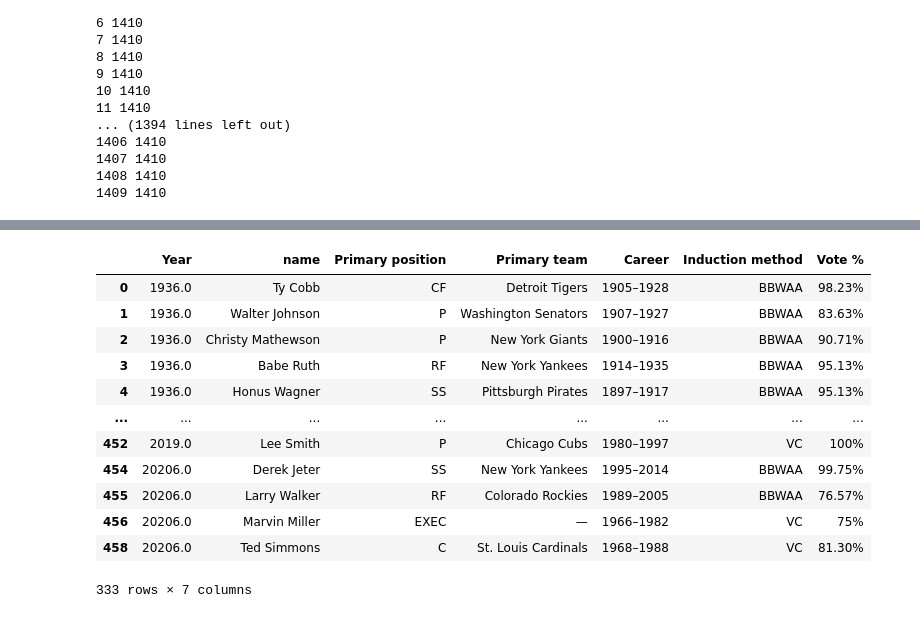
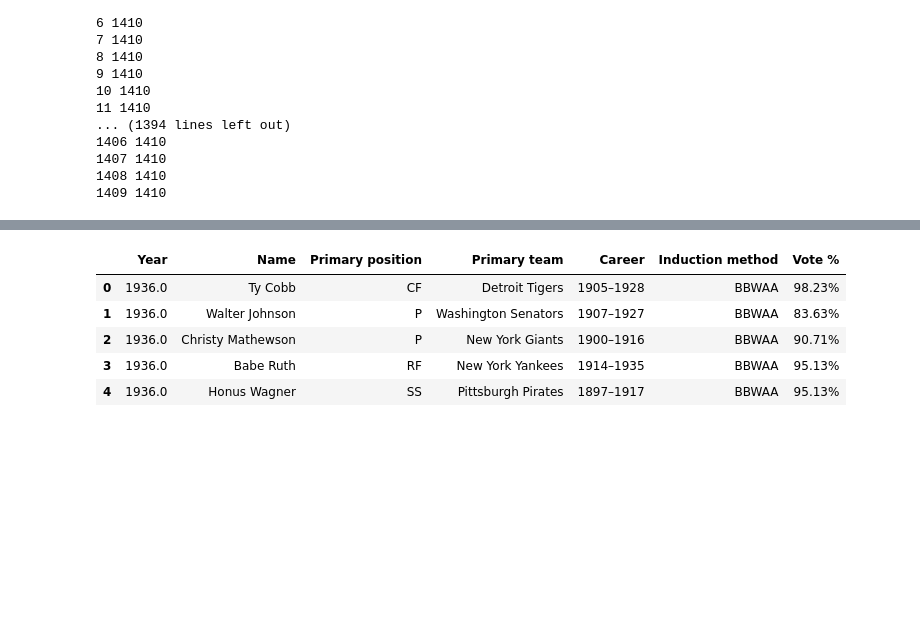
Before and after one commit to rteves0914/sportsReference_ML, a Jupyter notebook: main.ipynb, the cells around one changed output, grey strips where cells are left out. Saved outputs shown, nothing was run; the diff lists cells and outputs as text; code cells hidden in the pictures; blank space fills up the shorter version.

```diff
--- a/main.ipynb
+++ b/main.ipynb
@@ -126,19 +81,12 @@ no_duplicates_df
 # %%
 # read in the hall of fame csv
 hall_of_fame_df = pd.read_csv('Resources/Hall_of_Fame_List.csv')
-hall_of_fame_df
+hall_of_fame_df.head()
 # %% [output]
-|  | Year | name | Primary position | Primary team | Career | Induction method | Vote % |
+|  | Year | Name | Primary position | Primary team | Career | Induction method | Vote % |
 | 0 | 1936.0 | Ty Cobb | CF | Detroit Tigers | 1905–1928 | BBWAA | 98.23% |
 | 1 | 1936.0 | Walter Johnson | P | Washington Senators | 1907–1927 | BBWAA | 83.63% |
 | 2 | 1936.0 | Christy Mathewson | P | New York Giants | 1900–1916 | BBWAA | 90.71% |
 | 3 | 1936.0 | Babe Ruth | RF | New York Yankees | 1914–1935 | BBWAA | 95.13% |
 | 4 | 1936.0 | Honus Wagner | SS | Pittsburgh Pirates | 1897–1917 | BBWAA | 95.13% |
-| ... | ... | ... | ... | ... | ... | ... | ... |
-| 452 | 2019.0 | Lee Smith | P | Chicago Cubs | 1980–1997 | VC | 100% |
-| 454 | 20206.0 | Derek Jeter | SS | New York Yankees | 1995–2014 | BBWAA | 99.75% |
-| 455 | 20206.0 | Larry Walker | RF | Colorado Rockies | 1989–2005 | BBWAA | 76.57% |
-| 456 | 20206.0 | Marvin Miller | EXEC | — | 1966–1982 | VC | 75% |
-| 458 | 20206.0 | Ted Simmons | C | St. Louis Cardinals | 1968–1988 | VC | 81.30% |
-333 rows × 7 columns
 # %%
```
Also changed, not shown: parts of 8 cells of this notebook, 1 other file.
